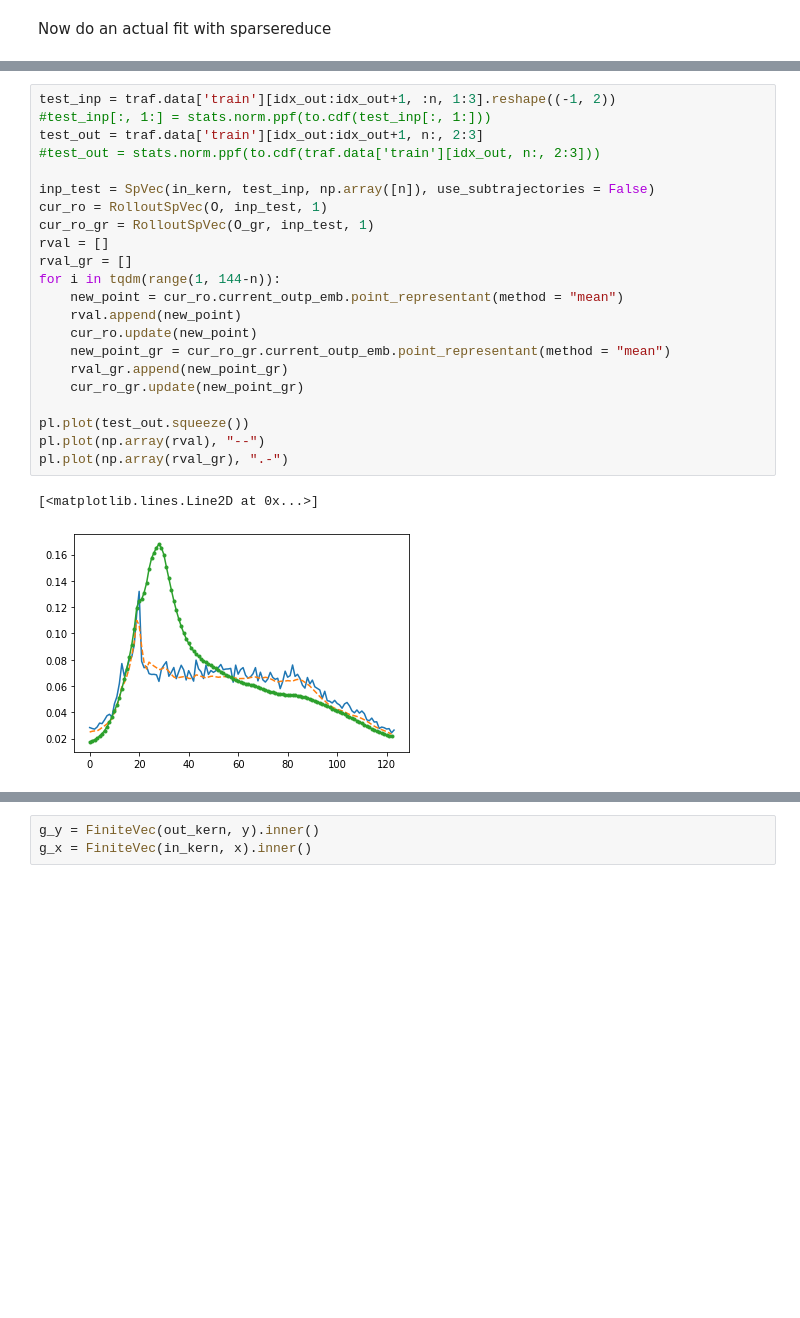
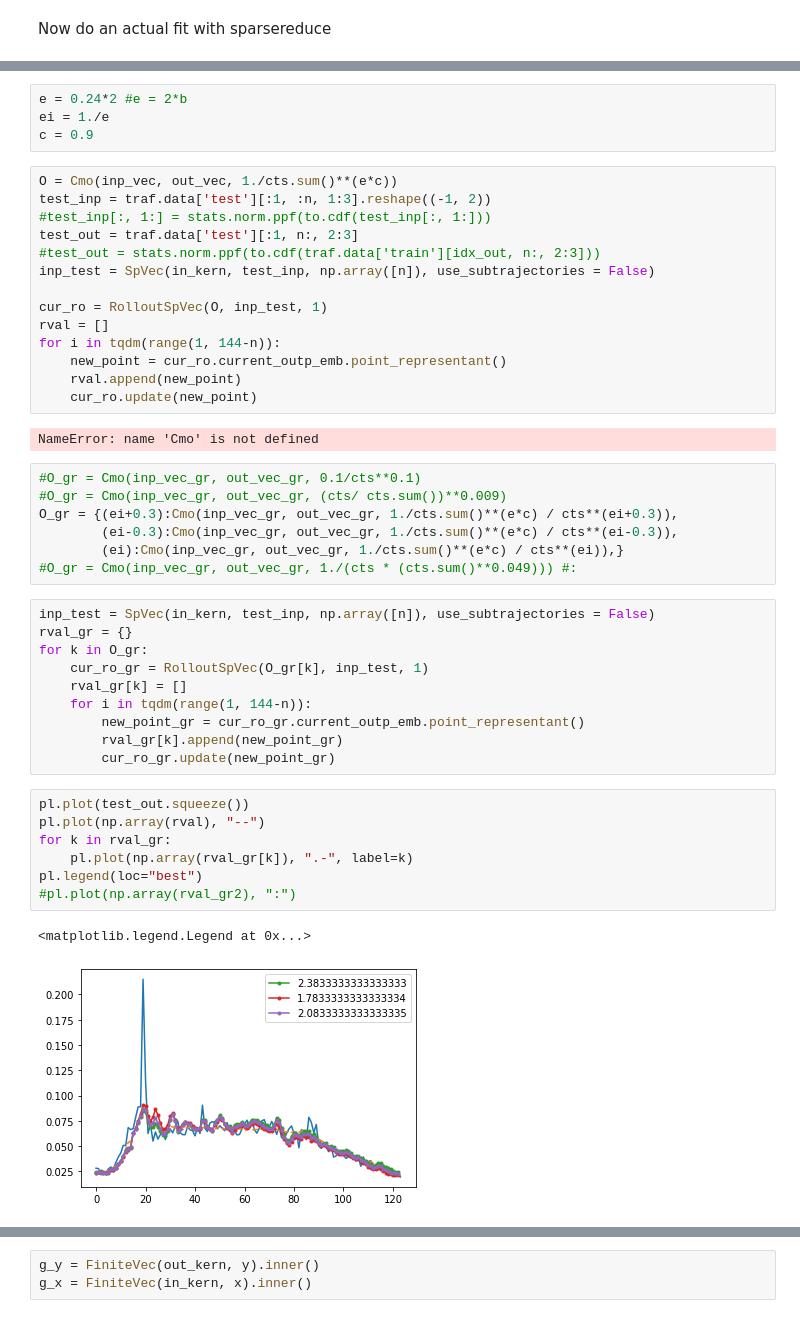
Before and after one commit to zalandoresearch/JaxRK, a Jupyter notebook: examples/Process_kernels_experiments.ipynb, the cells around one changed output, grey strips where cells are left out. Cells and saved outputs as stored; diff of their text form; blank space fills up the shorter version.

```diff
--- a/examples/Process_kernels_experiments.ipynb
+++ b/examples/Process_kernels_experiments.ipynb
@@ -220,25 +214,47 @@ print(train_out.shape)
+# %%
+e = 0.24*2 #e = 2*b
+ei = 1./e
+c = 0.9
 # %%
-test_inp = traf.data['train'][idx_out:idx_out+1, :n, 1:3].reshape((-1, 2))
+O = Cmo(inp_vec, out_vec, 1./cts.sum()**(e*c))
+test_inp = traf.data['test'][:1, :n, 1:3].reshape((-1, 2))
 #test_inp[:, 1:] = stats.norm.ppf(to.cdf(test_inp[:, 1:]))
-test_out = traf.data['train'][idx_out:idx_out+1, n:, 2:3]
+test_out = traf.data['test'][:1, n:, 2:3]
 #test_out = stats.norm.ppf(to.cdf(traf.data['train'][idx_out, n:, 2:3]))
+inp_test = SpVec(in_kern, test_inp, np.array([n]), use_subtrajectories = False)
 
-inp_test = SpVec(in_kern, test_inp, np.array([n]), use_subtrajectories = False)
 cur_ro = RolloutSpVec(O, inp_test, 1)
-cur_ro_gr = RolloutSpVec(O_gr, inp_test, 1)
 rval = []
-rval_gr = []
 for i in tqdm(range(1, 144-n)):
-    new_point = cur_ro.current_outp_emb.point_representant(method = "mean")
+    new_point = cur_ro.current_outp_emb.point_representant()
     rval.append(new_point)
     cur_ro.update(new_point)
-    new_point_gr = cur_ro_gr.current_outp_emb.point_representant(method = "mean")
-    rval_gr.append(new_point_gr)
-    cur_ro_gr.update(new_point_gr)
-
-pl.plot(test_out.squeeze())
-pl.plot(np.array(rval), "--")
-pl.plot(np.array(rval_gr), ".-")
 # %% [output]
-[<matplotlib.lines.Line2D at 0x...>]
+NameError: name 'Cmo' is not defined
-[figure, removed]
+# %%
+#O_gr = Cmo(inp_vec_gr, out_vec_gr, 0.1/cts**0.1)
+#O_gr = Cmo(inp_vec_gr, out_vec_gr, (cts/ cts.sum())**0.009)
+O_gr = {(ei+0.3):Cmo(inp_vec_gr, out_vec_gr, 1./cts.sum()**(e*c) / cts**(ei+0.3)),
+        (ei-0.3):Cmo(inp_vec_gr, out_vec_gr, 1./cts.sum()**(e*c) / cts**(ei-0.3)),
+        (ei):Cmo(inp_vec_gr, out_vec_gr, 1./cts.sum()**(e*c) / cts**(ei)),}
+#O_gr = Cmo(inp_vec_gr, out_vec_gr, 1./(cts * (cts.sum()**0.049))) #:
+# %%
+inp_test = SpVec(in_kern, test_inp, np.array([n]), use_subtrajectories = False)
+rval_gr = {}
+for k in O_gr:
+    cur_ro_gr = RolloutSpVec(O_gr[k], inp_test, 1)
+    rval_gr[k] = []
+    for i in tqdm(range(1, 144-n)):
+        new_point_gr = cur_ro_gr.current_outp_emb.point_representant()
+        rval_gr[k].append(new_point_gr)
+        cur_ro_gr.update(new_point_gr)
+# %%
+pl.plot(test_out.squeeze())
+pl.plot(np.array(rval), "--")
+for k in rval_gr:
+    pl.plot(np.array(rval_gr[k]), ".-", label=k)
+pl.legend(loc="best")
+#pl.plot(np.array(rval_gr2), ":")
+# %% [output]
+<matplotlib.legend.Legend at 0x...>
+[figure, added]
```
Also changed, not shown: parts of 4 cells of this notebook, 3 other files.
